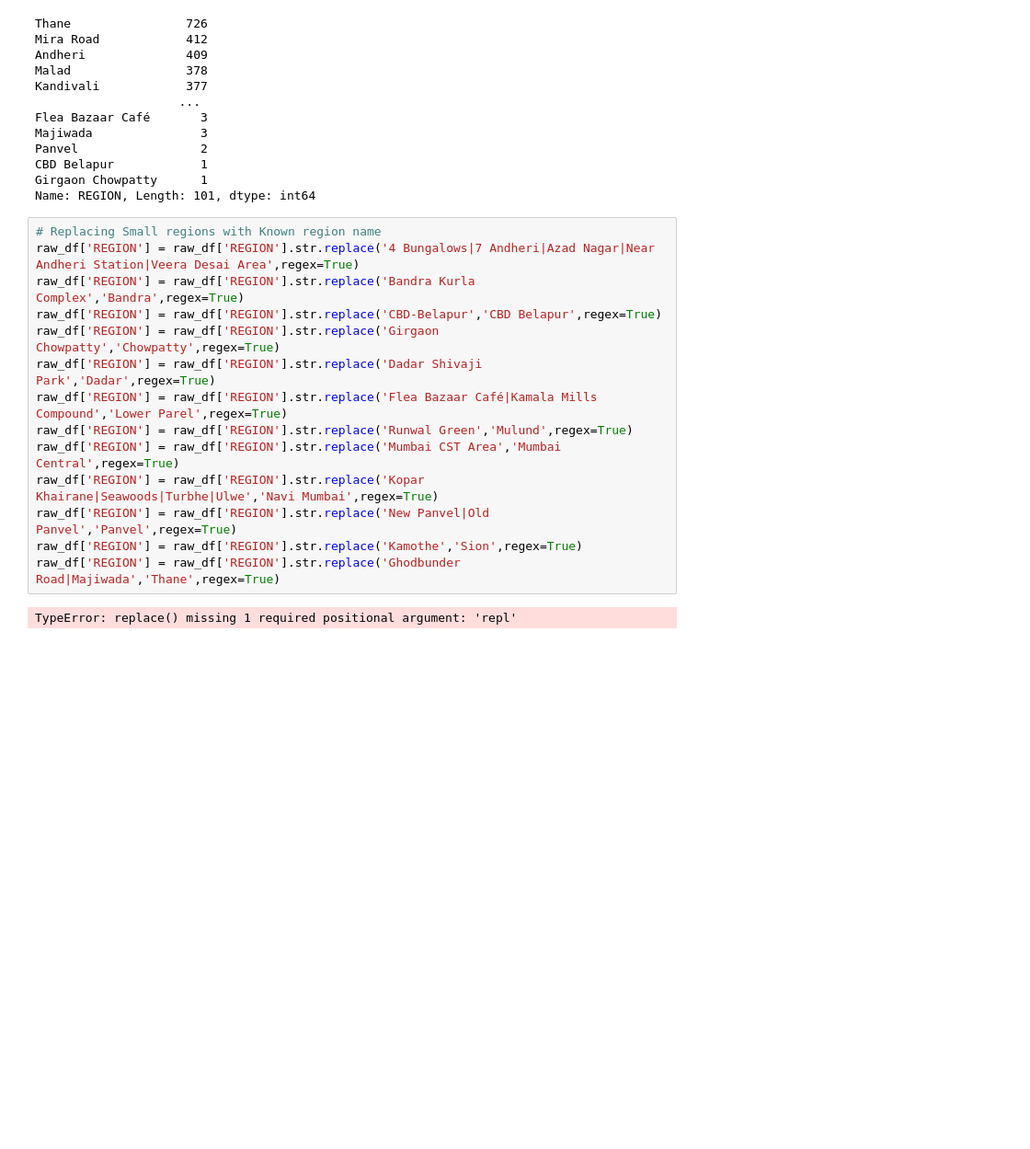
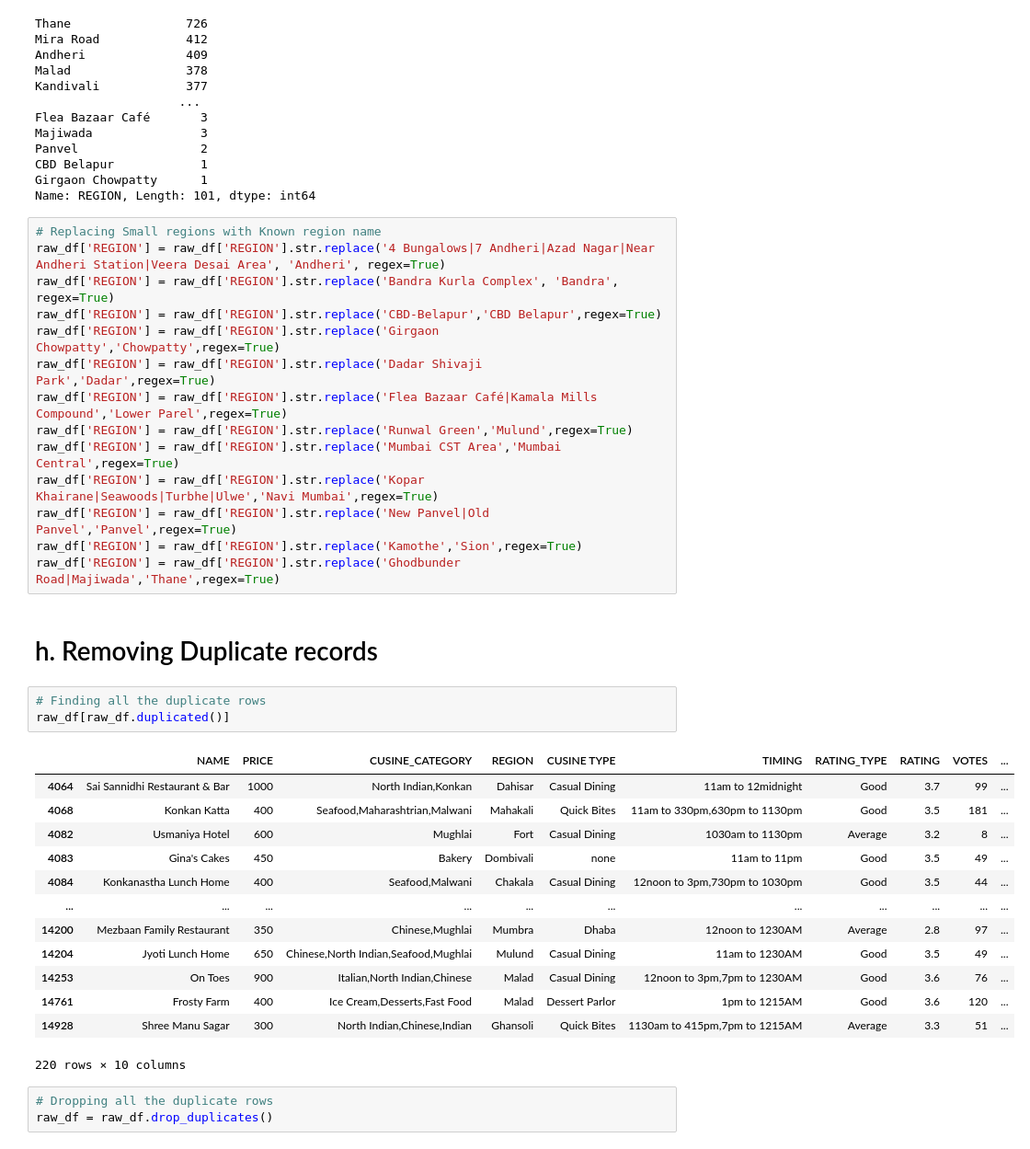
Before and after one commit to ArchanaAI/Zomato-Mumbai-analysis, a Jupyter notebook: Zomata Mumbai Analysis.ipynb, the cells around one changed output. Shown: that part at 92% size. Cells and saved outputs as stored; diff of their text form; blank space fills up the shorter version.

```diff
--- a/Zomata Mumbai Analysis.ipynb
+++ b/Zomata Mumbai Analysis.ipynb
@@ -408,8 +408,8 @@ Girgaon Chowpatty      1
 Name: REGION, Length: 101, dtype: int64
 # %%
 # Replacing Small regions with Known region name
-raw_df['REGION'] = raw_df['REGION'].str.replace('4 Bungalows|7 Andheri|Azad Nagar|Near Andheri Station|Veera Desai Area',regex=True)
-raw_df['REGION'] = raw_df['REGION'].str.replace('Bandra Kurla Complex','Bandra',regex=True)
+raw_df['REGION'] = raw_df['REGION'].str.replace('4 Bungalows|7 Andheri|Azad Nagar|Near Andheri Station|Veera Desai Area', 'Andheri', regex=True)
+raw_df['REGION'] = raw_df['REGION'].str.replace('Bandra Kurla Complex', 'Bandra', regex=True)
 raw_df['REGION'] = raw_df['REGION'].str.replace('CBD-Belapur','CBD Belapur',regex=True)
 raw_df['REGION'] = raw_df['REGION'].str.replace('Girgaon Chowpatty','Chowpatty',regex=True)
 raw_df['REGION'] = raw_df['REGION'].str.replace('Dadar Shivaji Park','Dadar',regex=True)
@@ -420,5 +420,25 @@ raw_df['REGION'] = raw_df['REGION'].str.replace('Kopar Khairane|Seawoods|Turbhe|
 raw_df['REGION'] = raw_df['REGION'].str.replace('New Panvel|Old Panvel','Panvel',regex=True)
 raw_df['REGION'] = raw_df['REGION'].str.replace('Kamothe','Sion',regex=True)
 raw_df['REGION'] = raw_df['REGION'].str.replace('Ghodbunder Road|Majiwada','Thane',regex=True)
-# %% [output]
-TypeError: replace() missing 1 required positional argument: 'repl'
+# %% [markdown]
+# h. Removing Duplicate records
+# %%
+# Finding all the duplicate rows
+raw_df[raw_df.duplicated()]
+# %% [output]
+|  | NAME | PRICE | CUSINE_CATEGORY | REGION | CUSINE TYPE | TIMING | RATING_TYPE | RATING | VOTES | ... |
+| 4064 | Sai Sannidhi Restaurant & Bar | 1000 | North Indian,Konkan | Dahisar | Casual Dining | 11am to 12midnight | Good | 3.7 | 99 | ... |
+| 4068 | Konkan Katta | 400 | Seafood,Maharashtrian,Malwani | Mahakali | Quick Bites | 11am to 330pm,630pm to 1130pm | Good | 3.5 | 181 | ... |
+| 4082 | Usmaniya Hotel | 600 | Mughlai | Fort | Casual Dining | 1030am to 1130pm | Average | 3.2 | 8 | ... |
+| 4083 | Gina's Cakes | 450 | Bakery | Dombivali | none | 11am to 11pm | Good | 3.5 | 49 | ... |
+| 4084 | Konkanastha Lunch Home | 400 | Seafood,Malwani | Chakala | Casual Dining | 12noon to 3pm,730pm to 1030pm | Good | 3.5 | 44 | ... |
+| ... | ... | ... | ... | ... | ... | ... | ... | ... | ... | ... |
+| 14200 | Mezbaan Family Restaurant | 350 | Chinese,Mughlai | Mumbra | Dhaba | 12noon to 1230AM | Average | 2.8 | 97 | ... |
+| 14204 | Jyoti Lunch Home | 650 | Chinese,North Indian,Seafood,Mughlai | Mulund | Casual Dining | 11am to 1230AM | Good | 3.5 | 49 | ... |
+| 14253 | On Toes | 900 | Italian,North Indian,Chinese | Malad | Casual Dining | 12noon to 3pm,7pm to 1230AM | Good | 3.6 | 76 | ... |
+| 14761 | Frosty Farm | 400 | Ice Cream,Desserts,Fast Food | Malad | Dessert Parlor | 1pm to 1215AM | Good | 3.6 | 120 | ... |
+| 14928 | Shree Manu Sagar | 300 | North Indian,Chinese,Indian | Ghansoli | Quick Bites | 1130am to 415pm,7pm to 1215AM | Average | 3.3 | 51 | ... |
+220 rows × 10 columns
+# %%
+# Dropping all the duplicate rows
+raw_df = raw_df.drop_duplicates()
```
Also changed, not shown: parts of 7 cells of this notebook.
